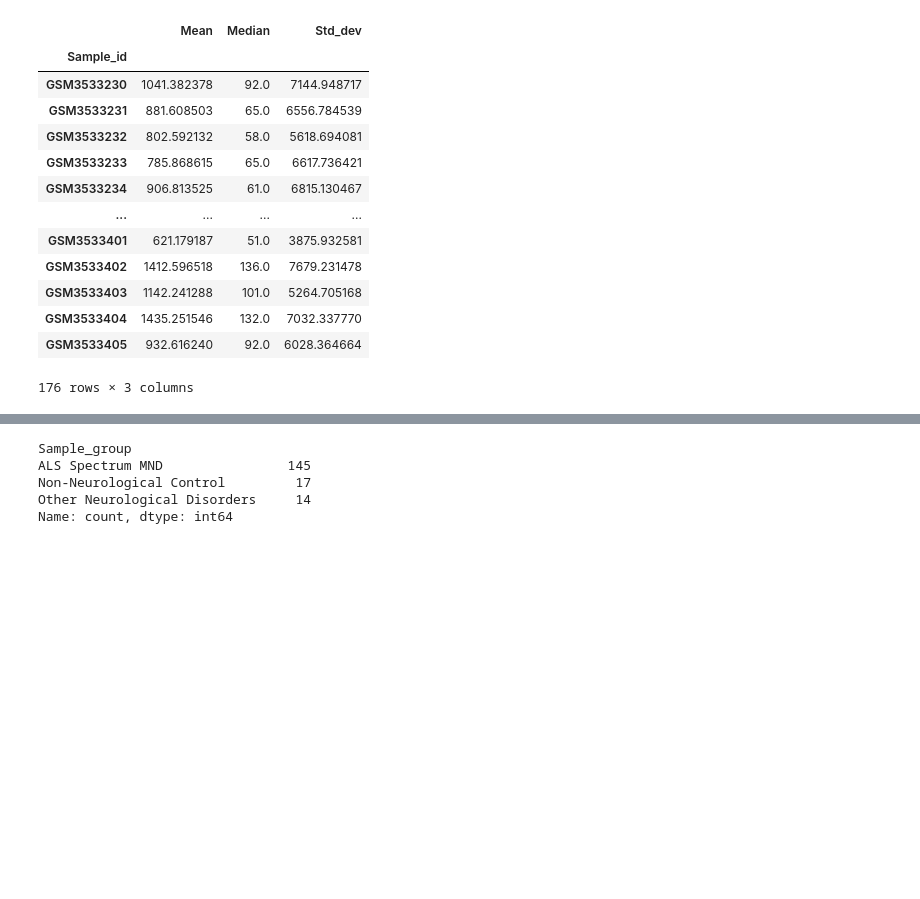
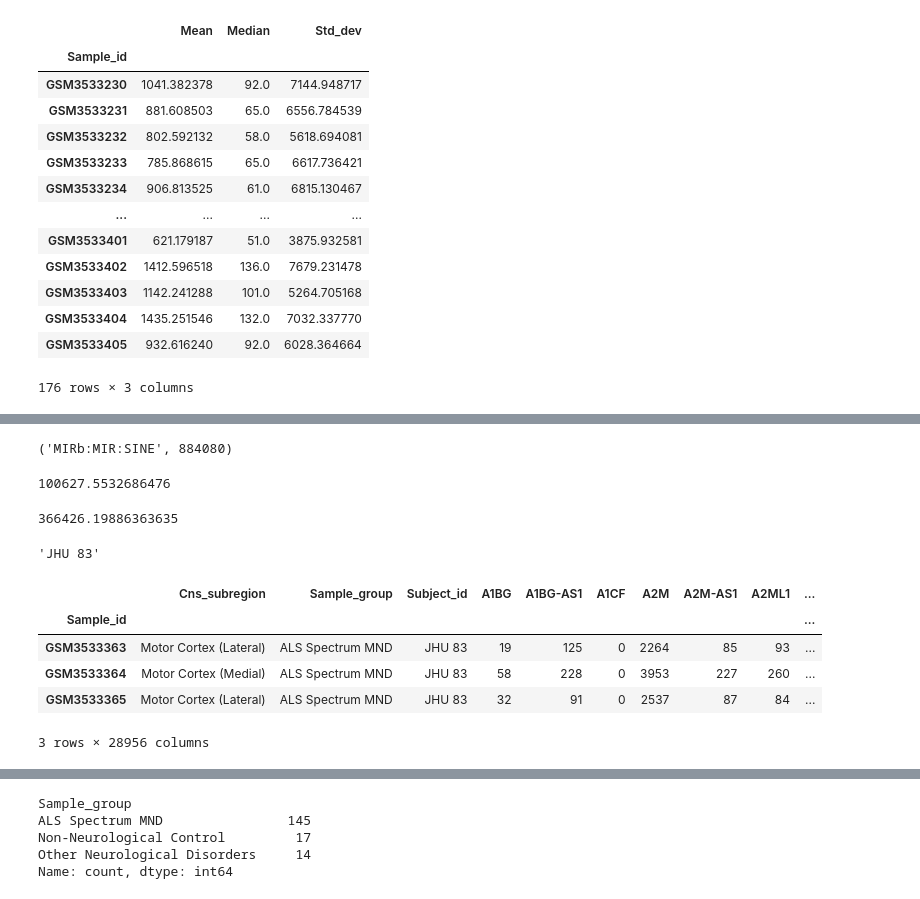
Before and after one commit to lenorabuggenhoudt/BioInfo, a Jupyter notebook: data_extraction.ipynb, the cells around one changed output, grey strips where cells are left out. Saved outputs shown, nothing was run; the diff lists cells and outputs as text; code cells hidden in the pictures; blank space fills up the shorter version.

```diff
--- a/data_extraction.ipynb
+++ b/data_extraction.ipynb
@@ -418,0 +440,26 @@ sample_stats
+# %%
+c_data.get_data_genes().loc['GSM3533364'].idxmax(), c_data.get_data_genes().loc['GSM3533364'].max()
+# %% [output]
+('MIRb:MIR:SINE', 884080)
+# %%
+c_data.get_data_genes()['MIRb:MIR:SINE'].std()
+# %% [output]
+100627.5532686476
+# %%
+c_data.get_data_genes()['MIRb:MIR:SINE'].mean()
+# %% [output]
+366426.19886363635
+# %%
+s_id = c_data.get_data_matrix().loc['GSM3533364']['Subject_id']
+s_id
+# %% [output]
+'JHU 83'
+# %%
+c_data.get_data_matrix()[c_data.get_data_matrix()['Subject_id']==s_id]
+# %% [output]
+|  | Cns_subregion | Sample_group | Subject_id | A1BG | A1BG-AS1 | A1CF | A2M | A2M-AS1 | A2ML1 | ... |
+| Sample_id |  |  |  |  |  |  |  |  |  | ... |
+| GSM3533363 | Motor Cortex (Lateral) | ALS Spectrum MND | JHU 83 | 19 | 125 | 0 | 2264 | 85 | 93 | ... |
+| GSM3533364 | Motor Cortex (Medial) | ALS Spectrum MND | JHU 83 | 58 | 228 | 0 | 3953 | 227 | 260 | ... |
+| GSM3533365 | Motor Cortex (Lateral) | ALS Spectrum MND | JHU 83 | 32 | 91 | 0 | 2537 | 87 | 84 | ... |
+3 rows × 28956 columns
```
Also changed, not shown: parts of 8 cells of this notebook.
